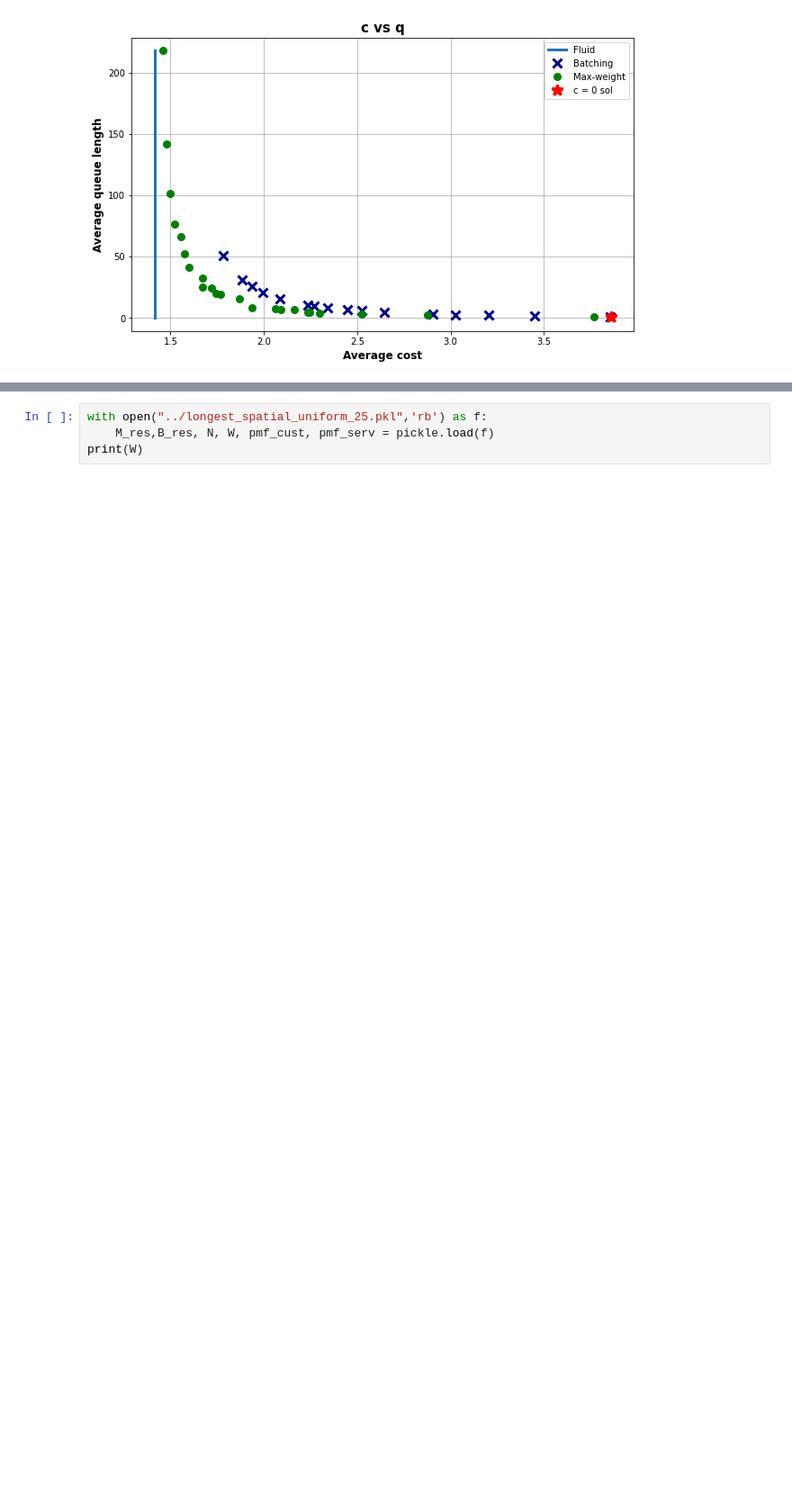
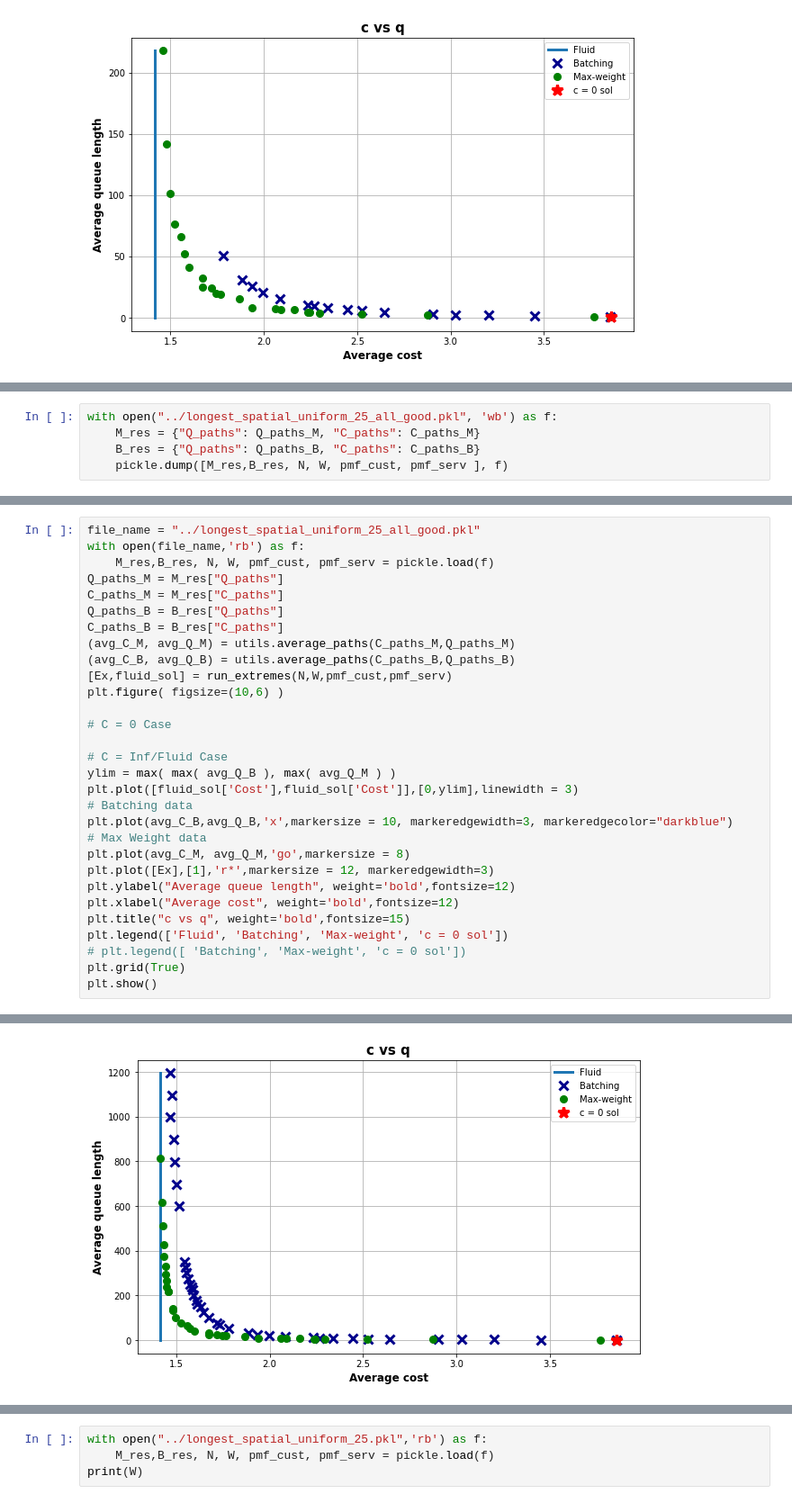
Before and after one commit to mew-two-github/Spatial-Matching-Simulations, a Jupyter notebook: august-individual-plots.ipynb, the cells around one changed output, grey strips where cells are left out. Shown: that part at 90% size. Saved outputs shown, nothing was run; the diff lists cells and outputs as text; blank space fills up the shorter version.

```diff
--- a/august-individual-plots.ipynb
+++ b/august-individual-plots.ipynb
@@ -211,0 +261,5 @@ Expected cost for c = 0 case: 3.857
+# %%
+with open("../longest_spatial_uniform_25_all_good.pkl", 'wb') as f:
+    M_res = {"Q_paths": Q_paths_M, "C_paths": C_paths_M}
+    B_res = {"Q_paths": Q_paths_B, "C_paths": C_paths_B}
+    pickle.dump([M_res,B_res, N, W, pmf_cust, pmf_serv ], f)
@@ -211,0 +287,31 @@ Expected cost for c = 0 case: 3.857
+# %%
+file_name = "../longest_spatial_uniform_25_all_good.pkl"
+with open(file_name,'rb') as f:
+    M_res,B_res, N, W, pmf_cust, pmf_serv = pickle.load(f)
+Q_paths_M = M_res["Q_paths"]
+C_paths_M = M_res["C_paths"]
+Q_paths_B = B_res["Q_paths"]
+C_paths_B = B_res["C_paths"]
+(avg_C_M, avg_Q_M) = utils.average_paths(C_paths_M,Q_paths_M)
+(avg_C_B, avg_Q_B) = utils.average_paths(C_paths_B,Q_paths_B)
+[Ex,fluid_sol] = run_extremes(N,W,pmf_cust,pmf_serv)
+plt.figure( figsize=(10,6) )
+
+# C = 0 Case
+
+# C = Inf/Fluid Case
+ylim = max( max( avg_Q_B ), max( avg_Q_M ) )
+plt.plot([fluid_sol['Cost'],fluid_sol['Cost']],[0,ylim],linewidth = 3)
+# Batching data
+plt.plot(avg_C_B,avg_Q_B,'x',markersize = 10, markeredgewidth=3, markeredgecolor="darkblue")
+# Max Weight data
+plt.plot(avg_C_M, avg_Q_M,'go',markersize = 8)
+plt.plot([Ex],[1],'r*',markersize = 12, markeredgewidth=3)
+plt.ylabel("Average queue length", weight='bold',fontsize=12)
+plt.xlabel("Average cost", weight='bold',fontsize=12)
+plt.title("c vs q", weight='bold',fontsize=15)
+plt.legend(['Fluid', 'Batching', 'Max-weight', 'c = 0 sol'])
+# plt.legend([ 'Batching', 'Max-weight', 'c = 0 sol'])
+plt.grid(True)
+plt.show()
+# %% [output]
@@ -211,0 +335 @@ Expected cost for c = 0 case: 3.857
+[figure, added]
```
Also changed, not shown: parts of 8 cells of this notebook, 3 other files.
